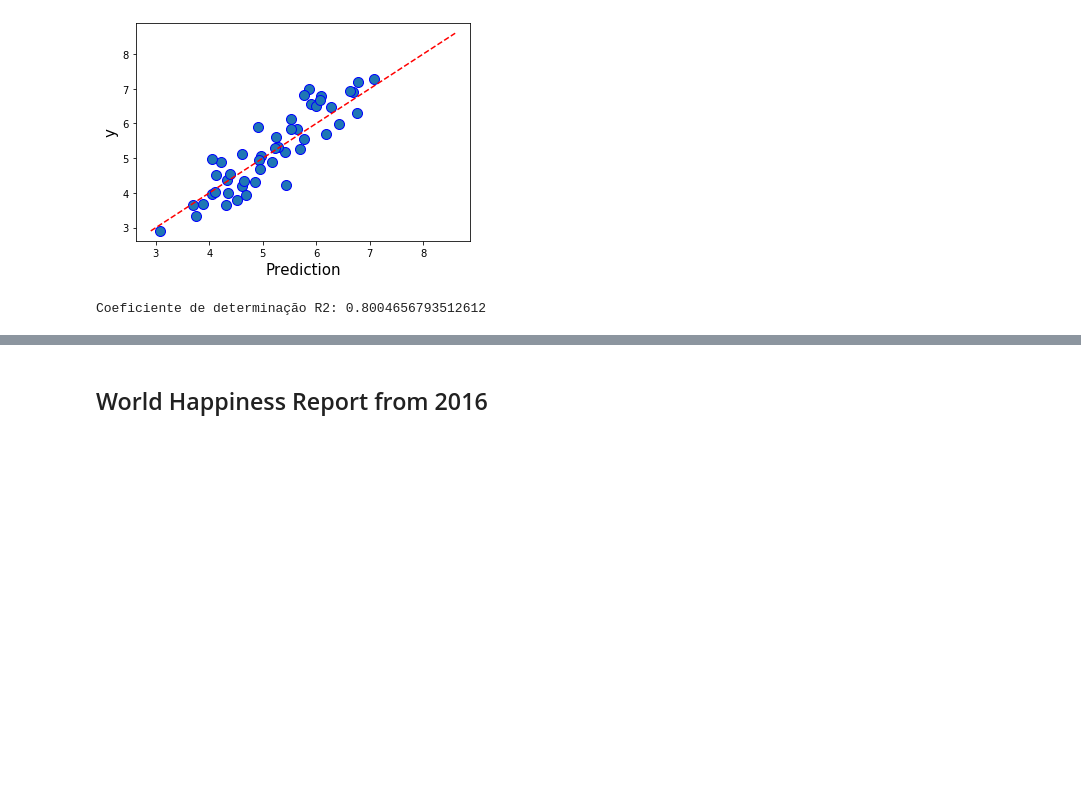
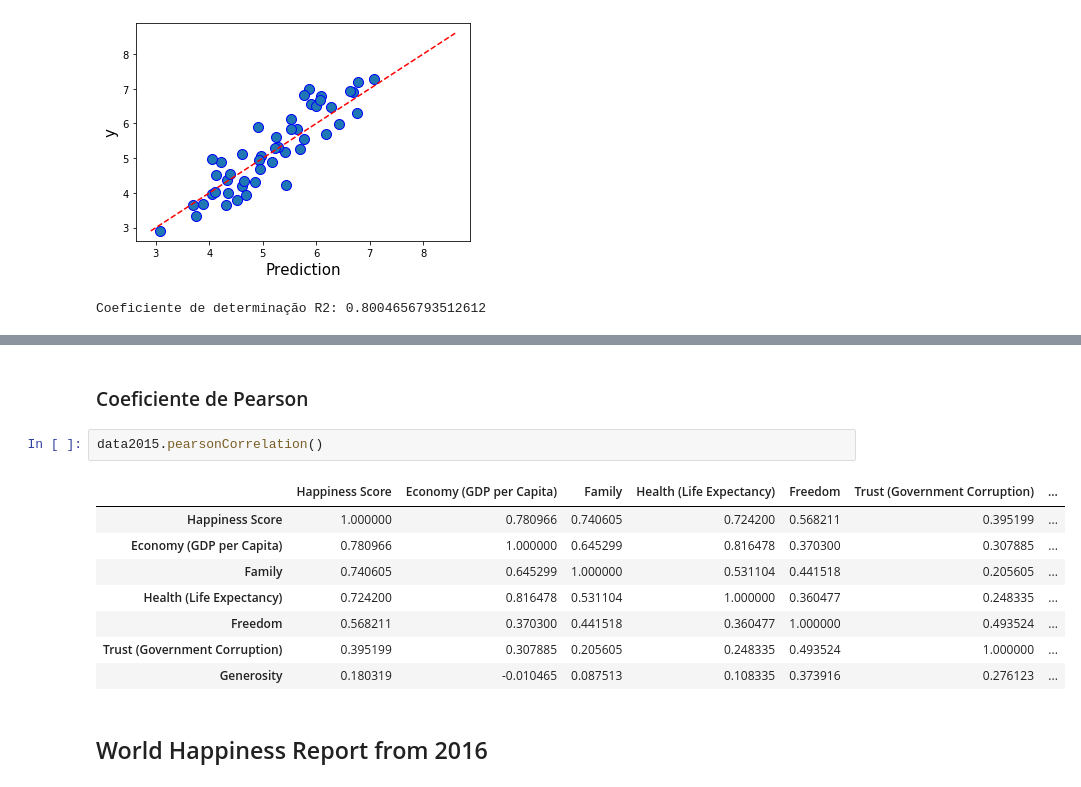
Before and after one commit to WebisD/DatasetAnalysisProject, a Jupyter notebook: main.ipynb, the cells around one changed output, grey strips where cells are left out. Saved outputs shown, nothing was run; the diff lists cells and outputs as text; blank space fills up the shorter version.

```diff
--- a/main.ipynb
+++ b/main.ipynb
@@ -53,3 +66,16 @@ Coeficiente de determinação R2: 0.8004656793512612
+# %% [markdown]
+### Coeficiente de Pearson
+# %%
+data2015.pearsonCorrelation()
+# %% [output]
+|  | Happiness Score | Economy (GDP per Capita) | Family | Health (Life Expectancy) | Freedom | Trust (Government Corruption) | ... |
+| Happiness Score | 1.000000 | 0.780966 | 0.740605 | 0.724200 | 0.568211 | 0.395199 | ... |
+| Economy (GDP per Capita) | 0.780966 | 1.000000 | 0.645299 | 0.816478 | 0.370300 | 0.307885 | ... |
+| Family | 0.740605 | 0.645299 | 1.000000 | 0.531104 | 0.441518 | 0.205605 | ... |
+| Health (Life Expectancy) | 0.724200 | 0.816478 | 0.531104 | 1.000000 | 0.360477 | 0.248335 | ... |
+| Freedom | 0.568211 | 0.370300 | 0.441518 | 0.360477 | 1.000000 | 0.493524 | ... |
+| Trust (Government Corruption) | 0.395199 | 0.307885 | 0.205605 | 0.248335 | 0.493524 | 1.000000 | ... |
+| Generosity | 0.180319 | -0.010465 | 0.087513 | 0.108335 | 0.373916 | 0.276123 | ... |
 # %% [markdown]
 ## World Happiness Report from 2016
 # %%
```
Also changed, not shown: parts of 18 cells of this notebook, 1 other file.
